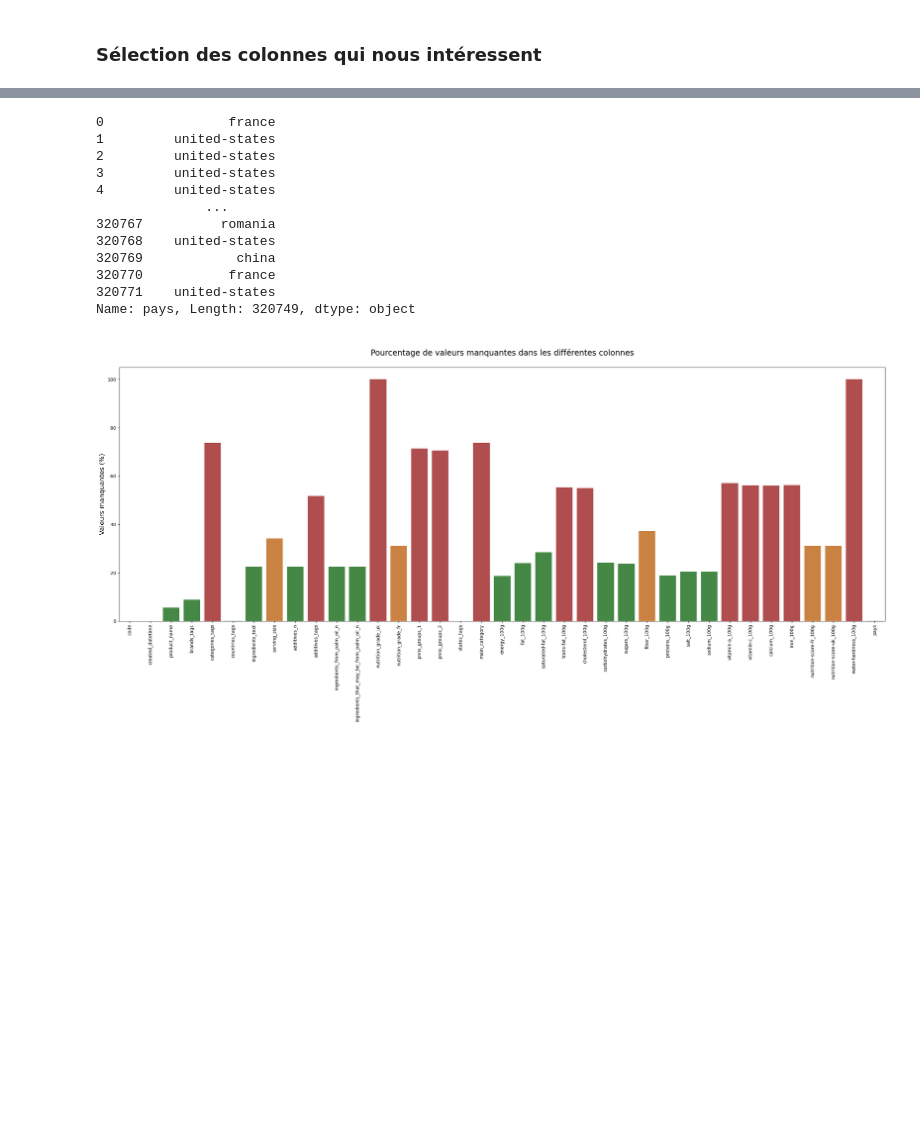
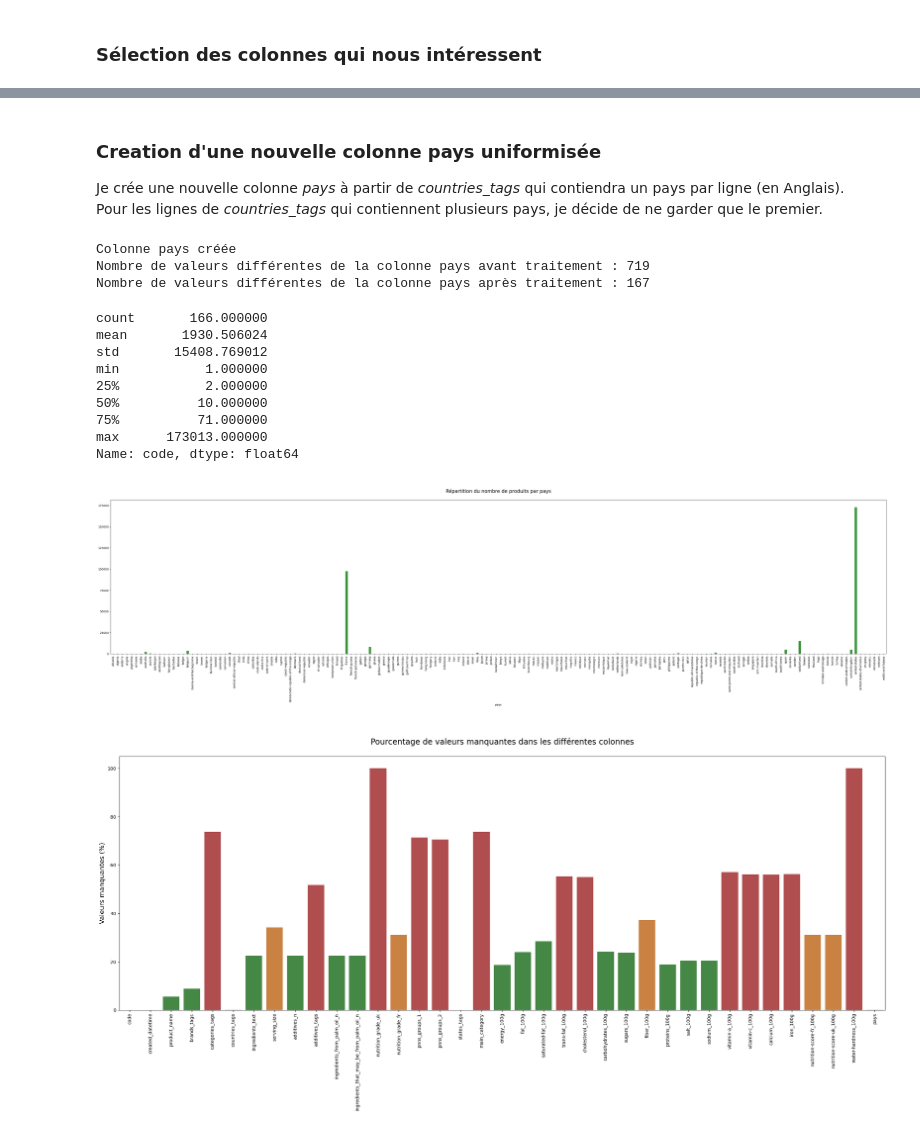
Before and after one commit to BiGHeaDMaX/Nettoyage-et-EDA, a Jupyter notebook: OCR - Projet 2 - V2.ipynb, the cells around one changed output, grey strips where cells are left out. Drawn from its saved outputs; the diff is of its cells as text; code cells hidden in the pictures; blank space fills up the shorter version.

Commit message:
Nouvelle colonne pays nettoyée

```diff
--- a/OCR - Projet 2 - V2.ipynb
+++ b/OCR - Projet 2 - V2.ipynb
@@ -216,18 +192,66 @@ array(['france', 'united-states', 'united-kingdom',
-# %%
-data_clean['pays']
-# %% [output]
-0                france
-1         united-states
-2         united-states
-3         united-states
-4         united-states
-              ...
-320767          romania
-320768    united-states
-320769            china
-320770           france
-320771    united-states
-Name: pays, Length: 320749, dtype: object
+# %% [markdown]
+### Creation d'une nouvelle colonne pays uniformisée
+
+Je crée une nouvelle colonne *pays* à partir de *countries_tags* qui contiendra un pays par ligne (en Anglais).<br>
+Pour les lignes de *countries_tags* qui contiennent plusieurs pays, je décide de ne garder que le premier.
+# %%
+# Création d'une nouvelle colonne "pays", avec pour chaque ligne le contenu de "countries_tags" duquel j'ai enlevé les "en:"
+data_clean = data_clean.assign(pays=data_clean['countries_tags'].str.replace(r'en:', '', regex=True))
+print("Colonne pays créée")
+
+
+print("Nombre de valeurs différentes de la colonne pays avant traitement :", len(data_clean['pays'].unique()))
+
+# Pour les lignes de *countries_tags* qui contiennent plusieurs pays, je décide de ne garder que le premier.
+data_clean['pays'] = data_clean['pays'].str.replace(',.*', '', regex=True)
+
+
+# Dans ce dictionnaire sont stockées les valeurs invalides et les bonnes valeurs correspondantes
+dico = {
+        "سلطنة-عمان" : "oman",
+        "السعودية" : "saudi-arabia",
+        "other-日本" : "japan",
+        "other-العراق" : "irak",
+        "الإمارات-العربية-المتحدة" : "united-arab-emirates",
+        "turkiye" : "turkey",
+        "日本" : "japan",
+        "other-japon" : "japan",
+        "香港" : "hong-kong",
+        "denemarken" : "denmark",
+        "other-turquie" : "turkey",
+        "quebec" : "canada",
+        "भारत" : "india",
+        "البحرين" : "bahrain",
+        "world" : np.nan
+        }
+
+# On utilise le dictionnaire ci-dessus pour faire les corrections dans la colonne "pays"
+data_clean.replace({"pays": dico},inplace=True)
+
+print("Nombre de valeurs différentes de la colonne pays après traitement :", len(data_clean['pays'].unique()))
+
+# Je prends le compte pour la colonne 'code' que je sais pleine à 100%
+display(data_clean.groupby(['pays'])['code'].count().describe())
+
+
+plt.figure(figsize=(50,10))
+plt.title("\nRépartition du nombre de produits par pays\n", fontsize='xx-large')
+data_clean.groupby(['pays'])['code'].count().plot.bar()
+plt.show()
+# %% [output]
+Colonne pays créée
+Nombre de valeurs différentes de la colonne pays avant traitement : 719
+Nombre de valeurs différentes de la colonne pays après traitement : 167
+count       166.000000
+mean       1930.506024
+std       15408.769012
+min           1.000000
+25%           2.000000
+50%          10.000000
+75%          71.000000
+max      173013.000000
+Name: code, dtype: float64
+[figure, added]
 # %%
 colonnes_incompletes = data_clean.isna().mean()
 
```
Also changed, not shown: parts of 3 cells of this notebook.
